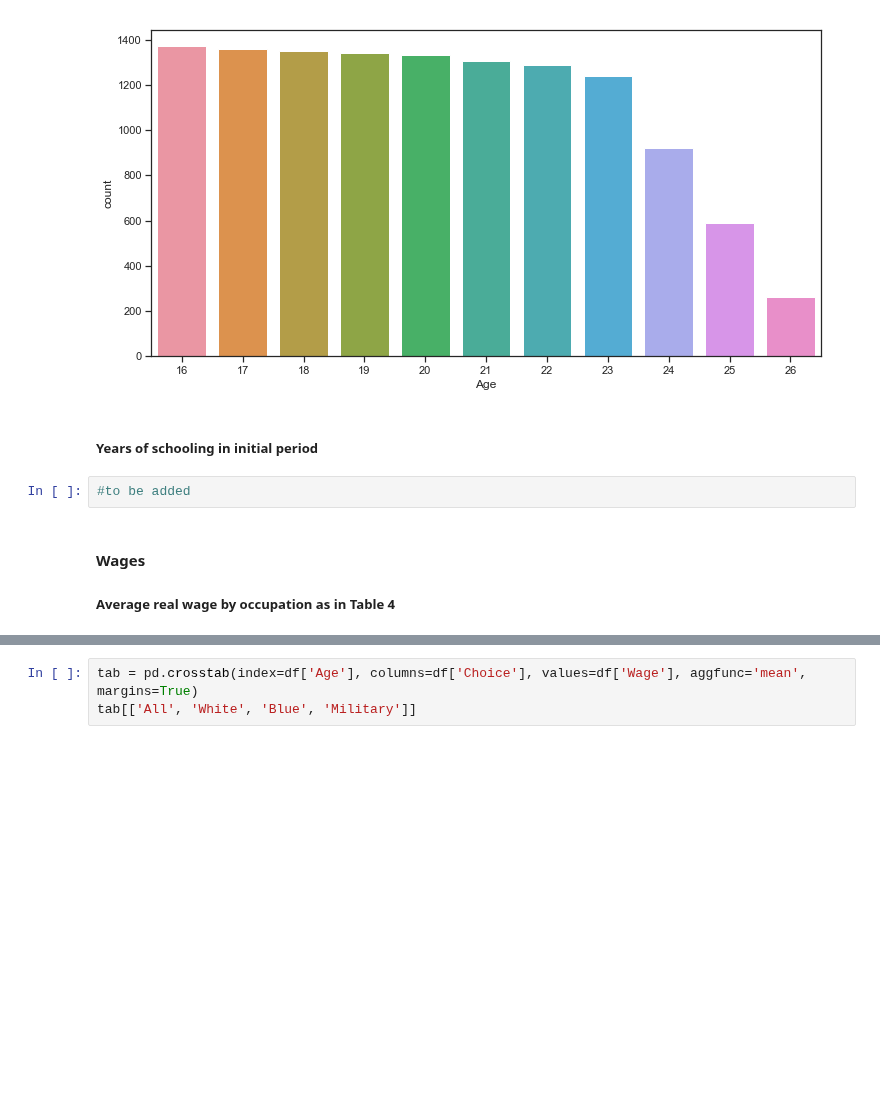
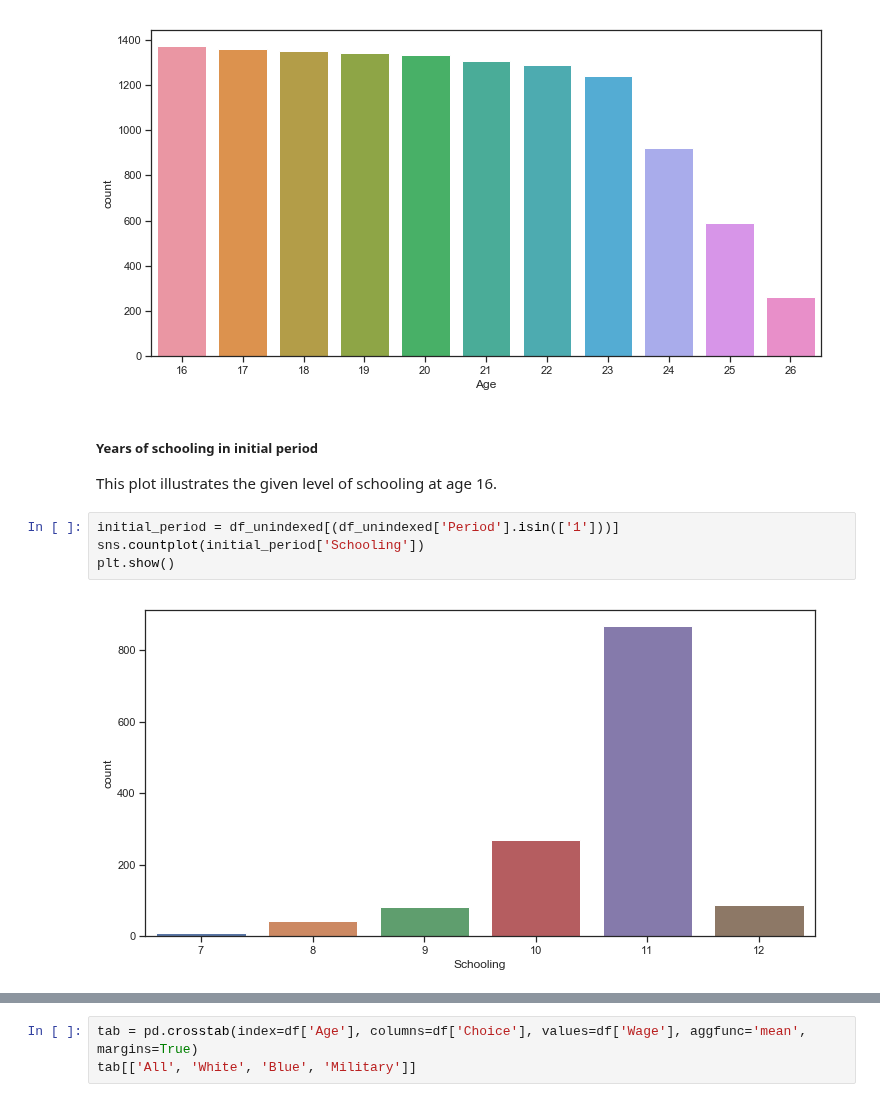
Before and after one commit to Yuleii/student-project-lindamaok899, a Jupyter notebook: student_project.ipynb, the cells around one changed output, grey strips where cells are left out. Drawn from its saved outputs; the diff is of its cells as text; blank space fills up the shorter version.

```diff
--- a/student_project.ipynb
+++ b/student_project.ipynb
@@ -108,9 +124,10 @@ plt.show()
 [figure]
 # %% [markdown]
 ##### Years of schooling in initial period
+This plot illustrates the given level of schooling at age 16.
-# %%
-#to be added
-# %% [markdown]
-#### Wages
-
-##### Average real wage by occupation as in Table 4
+# %%
+initial_period = df_unindexed[(df_unindexed['Period'].isin(['1']))]
+sns.countplot(initial_period['Schooling'])
+plt.show()
+# %% [output]
+[figure, added]
```
Also changed, not shown: parts of 22 cells of this notebook.
